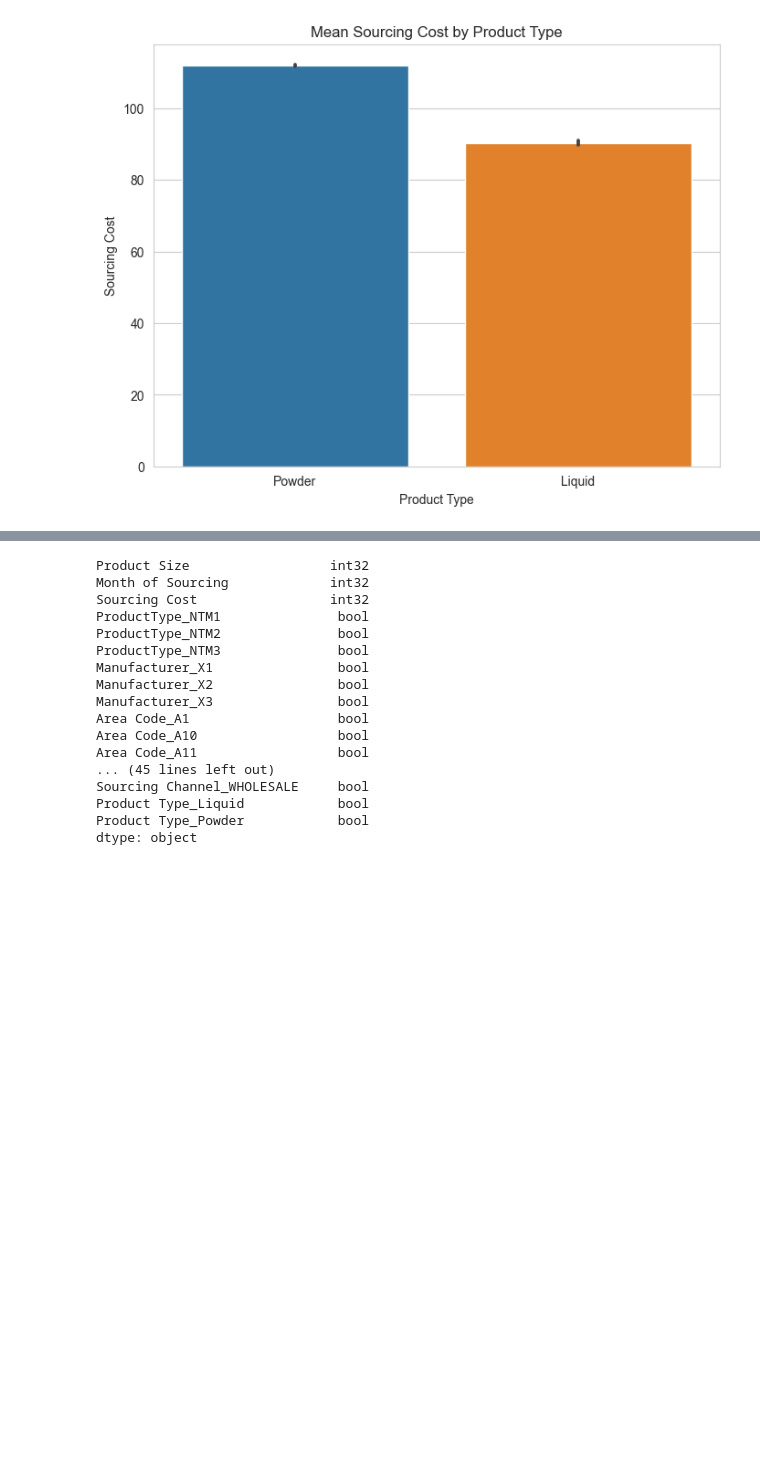
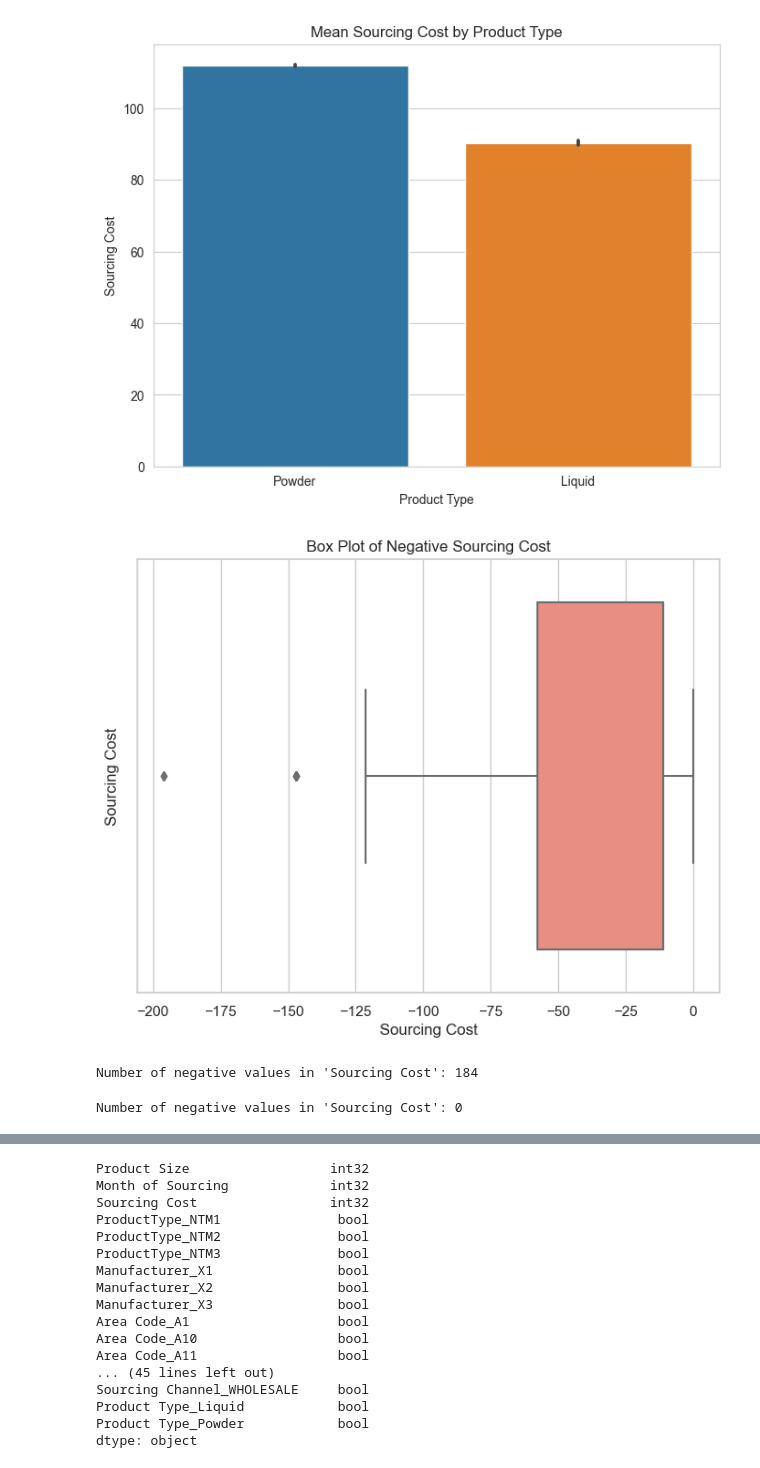
Before and after one commit to MedhanshPatley/A.P.-Moller-Maersk-Case-Study_DS_ML-coding-challenge-is-an-assessmen, a Jupyter notebook: checkstationary.ipynb, the cells around one changed output, grey strips where cells are left out. Drawn from its saved outputs; the diff is of its cells as text; code cells hidden in the pictures; blank space fills up the shorter version.

```diff
--- a/checkstationary.ipynb
+++ b/checkstationary.ipynb
@@ -127,0 +90,24 @@ plt.show()
+# %%
+# Filter negative values
+negative_data = data[data['Sourcing Cost'] < 0]
+
+# Create box plot for negative values
+plt.figure(figsize=(8, 6))
+sns.boxplot(x='Sourcing Cost', data=negative_data, color='salmon')
+plt.title('Box Plot of Negative Sourcing Cost')
+plt.xlabel('Sourcing Cost')
+plt.ylabel('Sourcing Cost')
+plt.show()
+# %% [output]
+[figure, added]
+# %%
+negative_values = data[data['Sourcing Cost'] < 0]
+print("Number of negative values in 'Sourcing Cost':", len(negative_values))
+# %% [output]
+Number of negative values in 'Sourcing Cost': 184
+# %%
+# Check for negative values
+negative_values = data_test[data_test['Sourcing Cost'] < 0]
+print("Number of negative values in 'Sourcing Cost':", len(negative_values))
+# %% [output]
+Number of negative values in 'Sourcing Cost': 0
```
Also changed, not shown: parts of 22 cells of this notebook.
